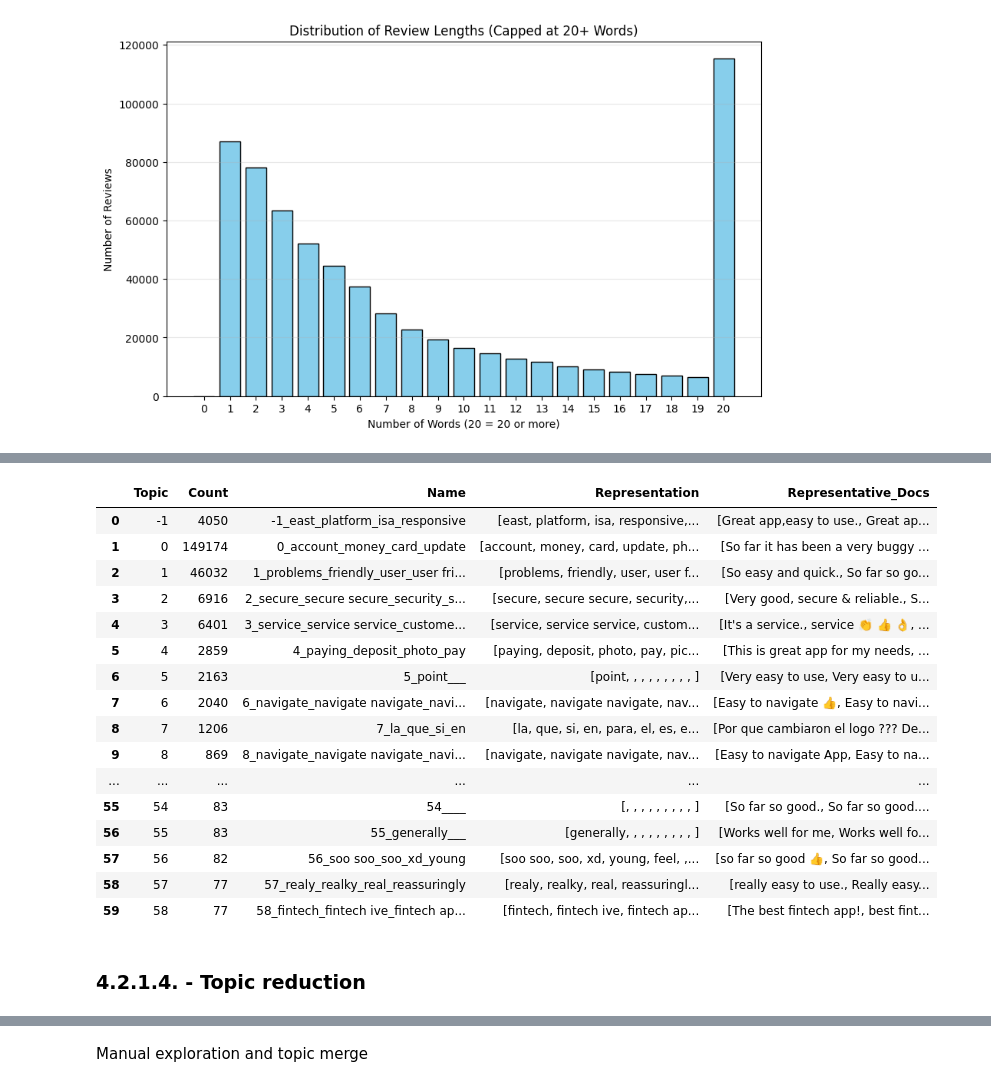
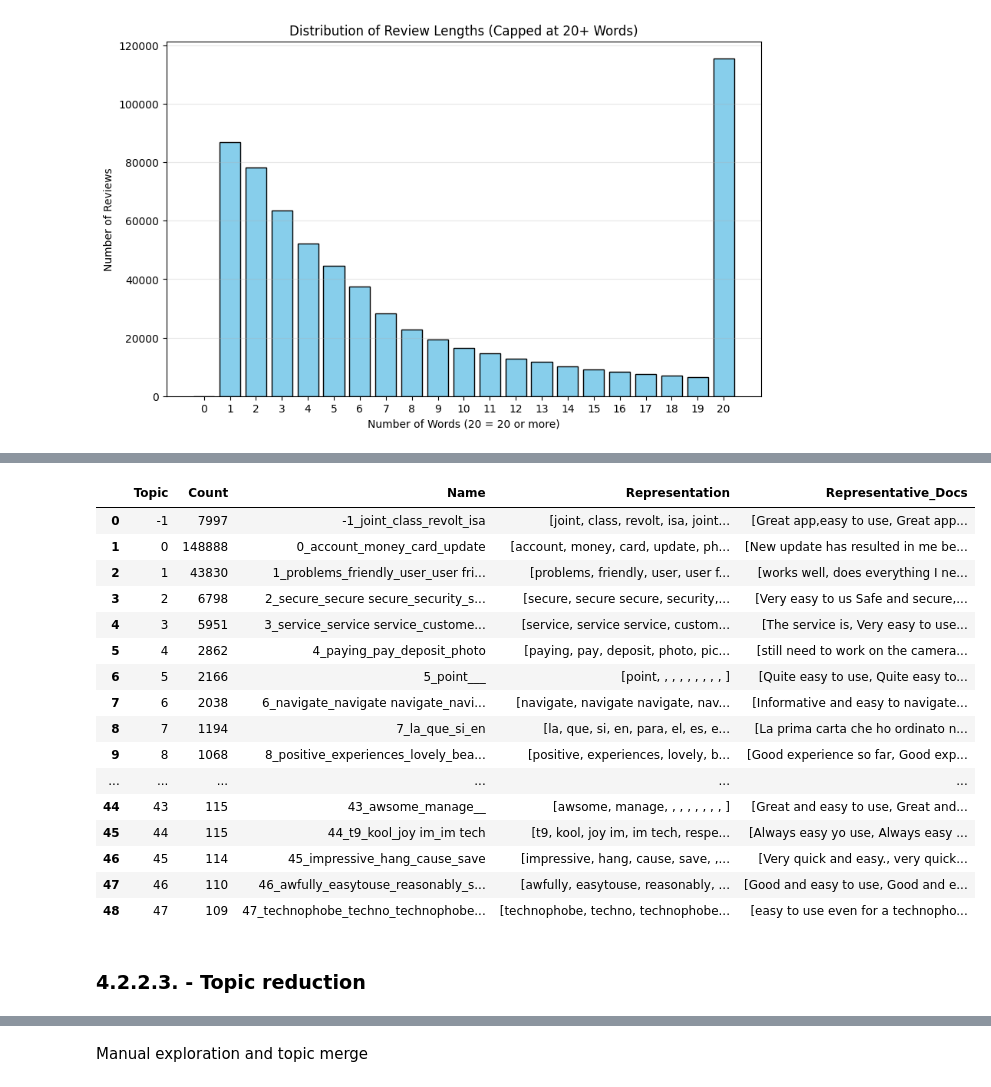
Before and after one commit to pcatarino88/banking_app_reviews, a Jupyter notebook: notebooks/4.2. BERTopic Modelling.ipynb, the cells around one changed output, grey strips where cells are left out. Drawn from its saved outputs; the diff is of its cells as text; code cells hidden in the pictures.

```diff
--- a/notebooks/4.2. BERTopic Modelling.ipynb
+++ b/notebooks/4.2. BERTopic Modelling.ipynb
@@ -122,31 +132,32 @@ embeddings = embedding_model.encode(reviews, show_progress_bar=True)
 # %%
-# Vectorizer for English short texts
-vectorizer_model = CountVectorizer(
-    stop_words= STOP_WORDS,
-    ngram_range=(1, 2),       # unigrams and bigrams
-    min_df=5,                 # ignores terms appearing in less than 5 documents
-    max_df=0.7                # ignores terms appearing in more than 70% of documents
-)
-
-# Dimensionality reduction & clustering tuned for short reviews
+# Dimensionality reduction tuned for short reviews
 umap_model = UMAP(
-    n_neighbors=20,           # lower values (5-10) --> more, smaller and tighter clusters; higher values (50-100) --> fewer, larger clusters
-    n_components=5,           # number of dimensions to reduce embeddings before clustering. For app reviews 5 tens to be standard
+    n_neighbors=25,           # lower values (5-10) --> more, smaller and tighter clusters; higher values (50-100) --> fewer, larger clusters
+    n_components=5,           # number of dimensions to reduce embeddings before clustering. For app reviews 5 tends to be standard
     min_dist=0.0,             # controls how tight we want the clustering to be. 0.0 is recommended for BERTopic --> HDBSCAN works better with tightly packed clusters
     metric="cosine",          # cosine distance is best for text embeddings
     random_state=42)          # ensure reproducibility
 
-
+# Clustering tuned for short reviews
 hdbscan_model = HDBSCAN(
-    min_cluster_size=75,      # minimum number of documents required to form a cluster
-    cluster_selection_epsilon=0.5,    # Merge clusters within 0.4 distance
+    min_cluster_size=100,      # minimum number of documents required to form a cluster
+    cluster_selection_epsilon=0.5,    # Merge clusters within 0.5 distance
     min_samples=None,         # if None, min_samples = min_cluster_size
     metric="euclidean",       # recomended for BERTopic
     cluster_selection_method="eom",
     prediction_data=True)
 
+# Vectorizer
+STOP_WORDS = PRAISE_WORDS + CUSTOM_STOP_WORDS + list(ENGLISH_STOP_WORDS)
+vectorizer_model = CountVectorizer(
+    stop_words= STOP_WORDS,
+    ngram_range=(1, 2),       # unigrams and bigrams
+    min_df=10,                 # ignores terms appearing in less than 5 documents
+    max_df=0.6                # ignores terms appearing in more than 70% of documents
+)
+
 # Create the BERTopic model
-topic_model = BERTopic(
+unseed_topic_model = BERTopic(
     vectorizer_model=vectorizer_model,
     umap_model=umap_model,
     hdbscan_model=hdbscan_model,
@@ -213,35 +228,35 @@ GENERAL_WORDS = ["app", "bank", "banking", "great","use","very","easy","extremel
                  'things', 'time', 'times', 'tin', 'tried', 'try', 'trying', 'unable', 'understand', 'use', 'used', 'useful', 'useless',
                  'using', 'usually', 'want', 'way', 'website', 'went', 'whats', 'wish', 'wonderful', 'wont', 'work', 'worked', 'working', 'works',
                  'worst', 'wrong', 'years']
-stoplist = list(set(ENGLISH_STOP_WORDS).union(GENERAL_WORDS))
+NEW_STOP_WORDS = STOP_WORDS + GENERAL_WORDS
 
-new_vectorizer = CountVectorizer(stop_words= stoplist , min_df=2, ngram_range=(1, 2))
+new_vectorizer = CountVectorizer(stop_words= NEW_STOP_WORDS , min_df=2, ngram_range=(1, 2))
 
 # update BERTopic’s internal vectorizer
-topic_model.update_topics(
+unseed_topic_model.update_topics(
     reviews,
     vectorizer_model=new_vectorizer,
     representation_model=None
 )
 # %%
-topic_model.get_topic_info()
+unseed_topic_model.get_topic_info()
 # %% [output]
 |  | Topic | Count | Name | Representation | Representative_Docs |
-| 0 | -1 | 4050 | -1_east_platform_isa_responsive | [east, platform, isa, responsive,... | [Great app,easy to use., Great ap... |
-| 1 | 0 | 149174 | 0_account_money_card_update | [account, money, card, update, ph... | [So far it has been a very buggy ... |
-| 2 | 1 | 46032 | 1_problems_friendly_user_user fri... | [problems, friendly, user, user f... | [So easy and quick., So far so go... |
-| 3 | 2 | 6916 | 2_secure_secure secure_security_s... | [secure, secure secure, security,... | [Very good, secure & reliable., S... |
-| 4 | 3 | 6401 | 3_service_service service_custome... | [service, service service, custom... | [It's a service., service 👏 👍 👌, ... |
-| 5 | 4 | 2859 | 4_paying_deposit_photo_pay | [paying, deposit, photo, pay, pic... | [This is great app for my needs, ... |
-| 6 | 5 | 2163 | 5_point___ | [point, , , , , , , , , ] | [Very easy to use, Very easy to u... |
-| 7 | 6 | 2040 | 6_navigate_navigate navigate_navi... | [navigate, navigate navigate, nav... | [Easy to navigate 👍, Easy to navi... |
-| 8 | 7 | 1206 | 7_la_que_si_en | [la, que, si, en, para, el, es, e... | [Por que cambiaron el logo ??? De... |
-| 9 | 8 | 869 | 8_navigate_navigate navigate_navi... | [navigate, navigate navigate, nav... | [Easy to navigate App, Easy to na... |
+| 0 | -1 | 7997 | -1_joint_class_revolt_isa | [joint, class, revolt, isa, joint... | [Great app,easy to use, Great app... |
+| 1 | 0 | 148888 | 0_account_money_card_update | [account, money, card, update, ph... | [New update has resulted in me be... |
+| 2 | 1 | 43830 | 1_problems_friendly_user_user fri... | [problems, friendly, user, user f... | [works well, does everything I ne... |
+| 3 | 2 | 6798 | 2_secure_secure secure_security_s... | [secure, secure secure, security,... | [Very easy to us Safe and secure,... |
+| 4 | 3 | 5951 | 3_service_service service_custome... | [service, service service, custom... | [The service is, Very easy to use... |
+| 5 | 4 | 2862 | 4_paying_pay_deposit_photo | [paying, pay, deposit, photo, pic... | [still need to work on the camera... |
+| 6 | 5 | 2166 | 5_point___ | [point, , , , , , , , , ] | [Quite easy to use, Quite easy to... |
+| 7 | 6 | 2038 | 6_navigate_navigate navigate_navi... | [navigate, navigate navigate, nav... | [Informative and easy to navigate... |
+| 8 | 7 | 1194 | 7_la_que_si_en | [la, que, si, en, para, el, es, e... | [La prima carta che ho ordinato n... |
+| 9 | 8 | 1068 | 8_positive_experiences_lovely_bea... | [positive, experiences, lovely, b... | [Good experience so far, Good exp... |
 | ... | ... | ... | ... | ... | ... |
-| 55 | 54 | 83 | 54____ | [, , , , , , , , , ] | [So far so good., So far so good.... |
-| 56 | 55 | 83 | 55_generally___ | [generally, , , , , , , , , ] | [Works well for me, Works well fo... |
-| 57 | 56 | 82 | 56_soo soo_soo_xd_young | [soo soo, soo, xd, young, feel, ,... | [so far so good 👍, So far so good... |
-| 58 | 57 | 77 | 57_realy_realky_real_reassuringly | [realy, realky, real, reassuringl... | [really easy to use., Really easy... |
-| 59 | 58 | 77 | 58_fintech_fintech ive_fintech ap... | [fintech, fintech ive, fintech ap... | [The best fintech app!, best fint... |
+| 44 | 43 | 115 | 43_awsome_manage__ | [awsome, manage, , , , , , , , ] | [Great and easy to use, Great and... |
+| 45 | 44 | 115 | 44_t9_kool_joy im_im tech | [t9, kool, joy im, im tech, respe... | [Always easy yo use, Always easy ... |
+| 46 | 45 | 114 | 45_impressive_hang_cause_save | [impressive, hang, cause, save, ,... | [Very quick and easy., very quick... |
+| 47 | 46 | 110 | 46_awfully_easytouse_reasonably_s... | [awfully, easytouse, reasonably, ... | [Good and easy to use, Good and e... |
+| 48 | 47 | 109 | 47_technophobe_techno_technophobe... | [technophobe, techno, technophobe... | [easy to use even for a technopho... |
 # %%
 # Visualize topics as a hierarchical tree
@@ -249,5 +264,5 @@ fig = topic_model.visualize_hierarchy()
 fig.show()
 # %% [markdown]
-### 4.2.1.4. - Topic reduction
+### 4.2.2.3. - Topic reduction
 # %%
 # keep original untouched
```
Also changed, not shown: parts of 22 cells of this notebook.
